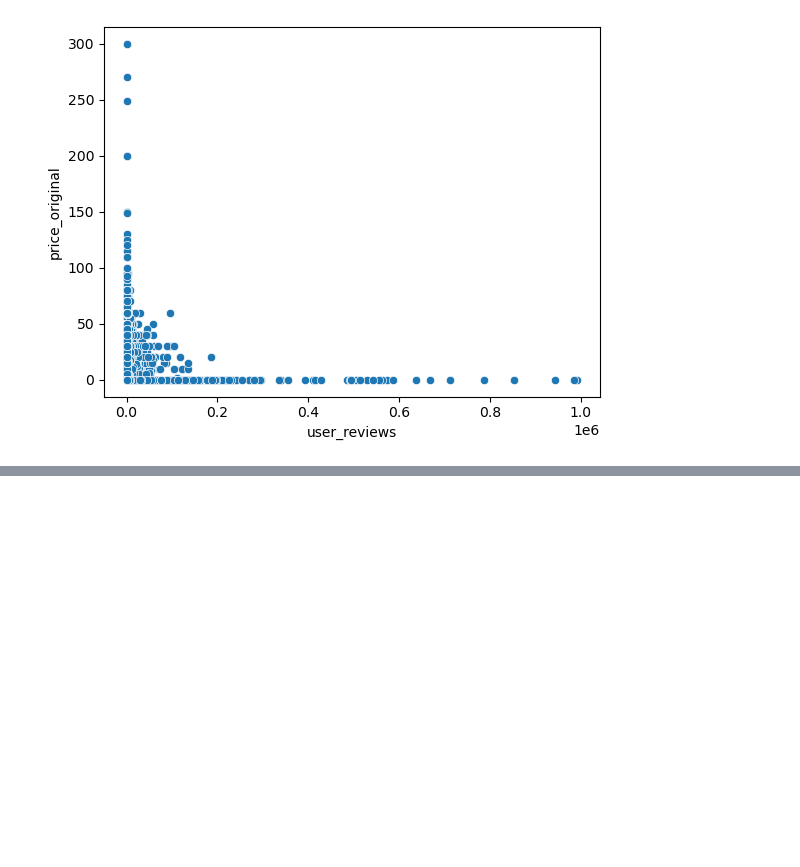
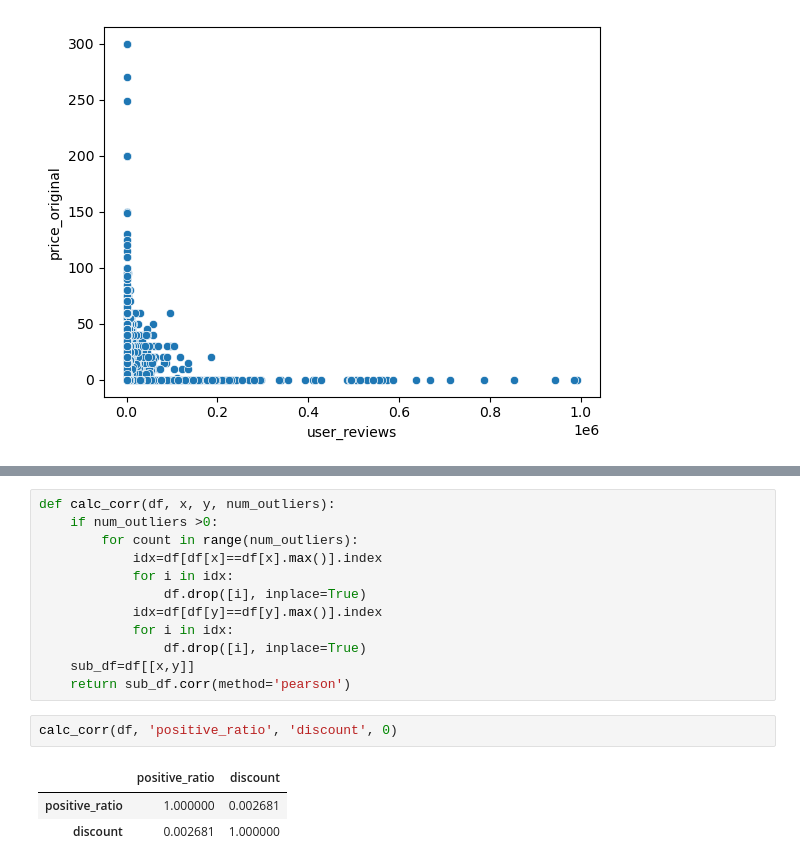
Before and after one commit to Charred-Baguette/AI-AT-CCIC, a Jupyter notebook: Semester 1/Games/Games Exit Tickets.ipynb, the cells around one changed output, grey strips where cells are left out. Cells and saved outputs as stored; diff of their text form; blank space fills up the shorter version.

```diff
--- a/Semester 1/Games/Games Exit Tickets.ipynb
+++ b/Semester 1/Games/Games Exit Tickets.ipynb
@@ -59,0 +60,18 @@ scatter(df=df, x='price_original', y='price_final', outliers=0)
+# %%
+def calc_corr(df, x, y, num_outliers):
+    if num_outliers >0:
+        for count in range(num_outliers):
+            idx=df[df[x]==df[x].max()].index
+            for i in idx:
+                df.drop([i], inplace=True)
+            idx=df[df[y]==df[y].max()].index
+            for i in idx:
+                df.drop([i], inplace=True)
+    sub_df=df[[x,y]]
+    return sub_df.corr(method='pearson')
+# %%
+calc_corr(df, 'positive_ratio', 'discount', 0)
+# %% [output]
+|  | positive_ratio | discount |
+| positive_ratio | 1.000000 | 0.002681 |
+| discount | 0.002681 | 1.000000 |
```
Also changed, not shown: parts of 3 cells of this notebook, 1 other file.
